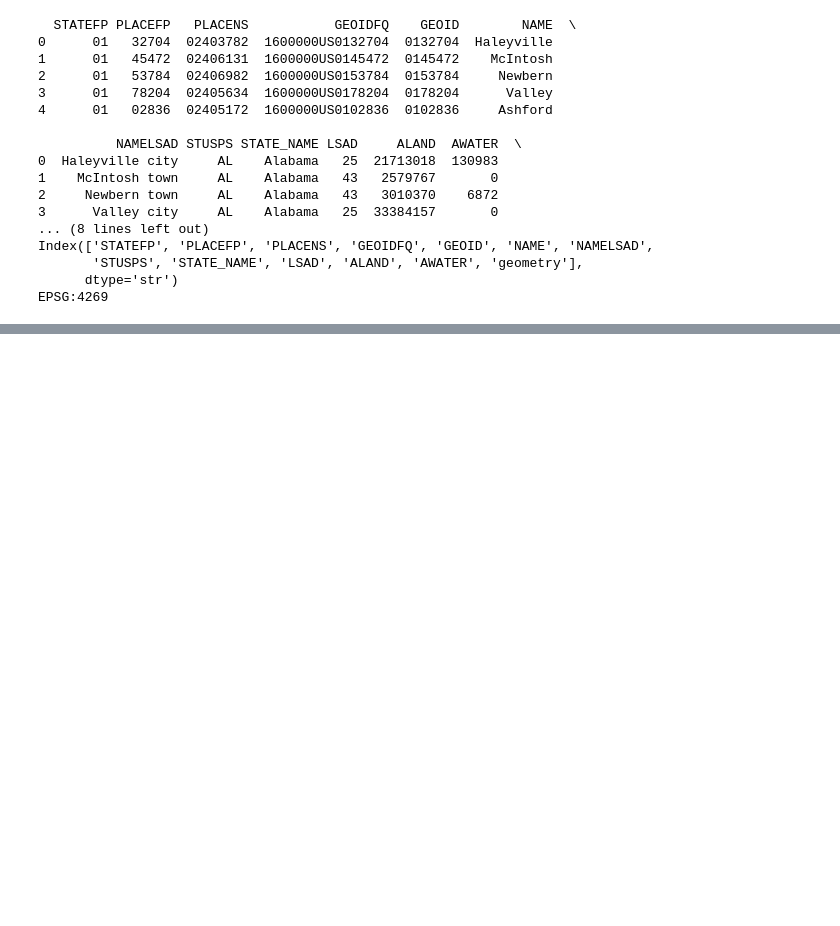
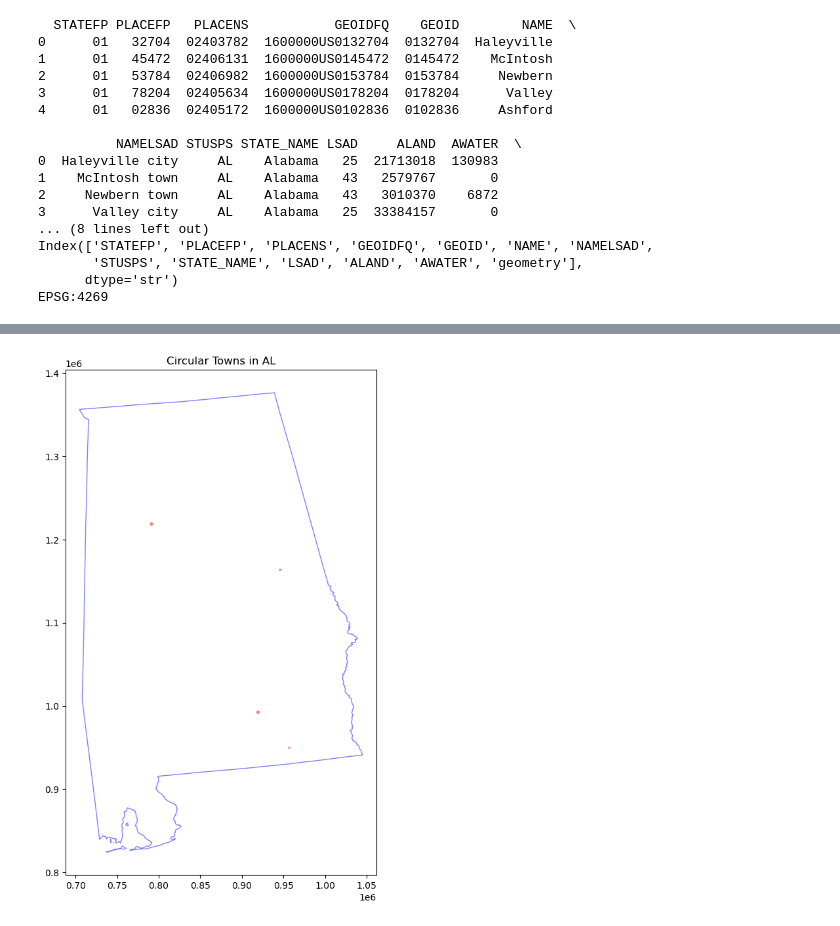
Before and after one commit to JAEL65/In-Class-Activity-2-AES-408, a Jupyter notebook: Alabamacirculartowns-1.ipynb, the cells around one changed output, grey strips where cells are left out. Drawn from its saved outputs; the diff is of its cells as text; code cells hidden in the pictures; blank space fills up the shorter version.

```diff
--- a/Alabamacirculartowns-1.ipynb
+++ b/Alabamacirculartowns-1.ipynb
@@ -75,0 +65,11 @@ plt.show()
+# %%
+#Best attempt
+states = states.to_crs(epsg=5070)
+states = states[states["STUSPS"] == "AL"]
+fig, ax = plt.subplots(figsize=(10, 10))
+circular_towns.plot(ax=ax, color="red", edgecolor="red")
+states.plot(ax=ax, color="white", edgecolor="blue", alpha=0.5)
+plt.title("Circular Towns in AL")
+plt.show()
+# %% [output]
+[figure, added]
```
Also changed, not shown: parts of 5 cells of this notebook.
